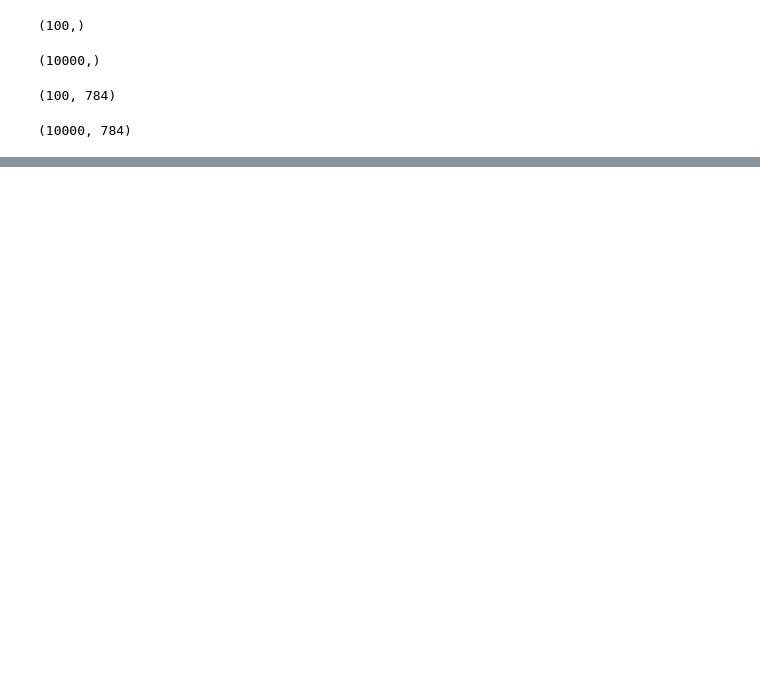
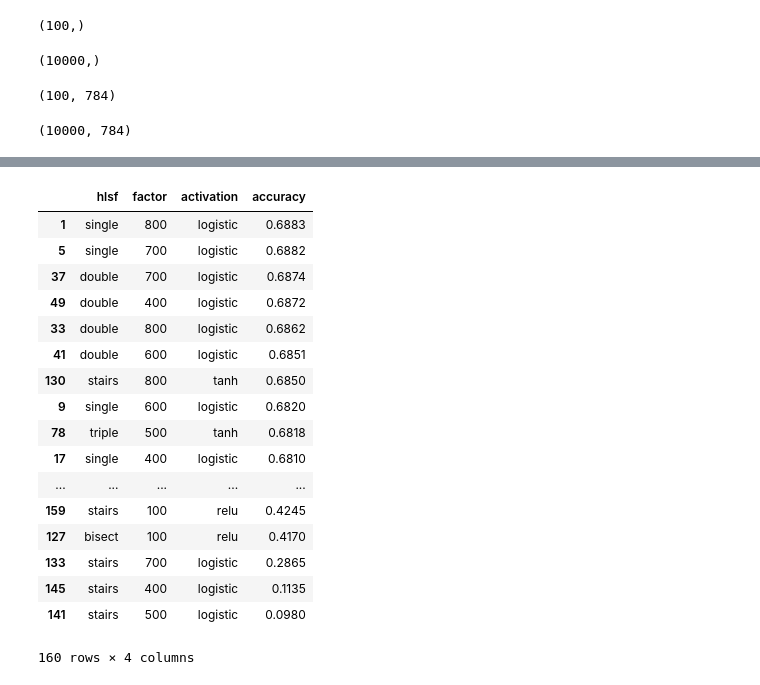
Before and after one commit to RomanValov/data-science-demo, a Jupyter notebook: ml-nene-dumb.ipynb, the cells around one changed output, grey strips where cells are left out. Drawn from its saved outputs; the diff is of its cells as text; code cells hidden in the pictures; blank space fills up the shorter version.

```diff
--- a/ml-nene-dumb.ipynb
+++ b/ml-nene-dumb.ipynb
@@ -182,2 +221,23 @@ accuracies.iloc[[accuracies['accuracy'].idxmax()]]
 # %%
 accuracies.to_csv('accuracies.csv')
+# %%
+accuracies.sort_values('accuracy', ascending=False)
+# %% [output]
+|  | hlsf | factor | activation | accuracy |
+| 1 | single | 800 | logistic | 0.6883 |
+| 5 | single | 700 | logistic | 0.6882 |
+| 37 | double | 700 | logistic | 0.6874 |
+| 49 | double | 400 | logistic | 0.6872 |
+| 33 | double | 800 | logistic | 0.6862 |
+| 41 | double | 600 | logistic | 0.6851 |
+| 130 | stairs | 800 | tanh | 0.6850 |
+| 9 | single | 600 | logistic | 0.6820 |
+| 78 | triple | 500 | tanh | 0.6818 |
+| 17 | single | 400 | logistic | 0.6810 |
+| ... | ... | ... | ... | ... |
+| 159 | stairs | 100 | relu | 0.4245 |
+| 127 | bisect | 100 | relu | 0.4170 |
+| 133 | stairs | 700 | logistic | 0.2865 |
+| 145 | stairs | 400 | logistic | 0.1135 |
+| 141 | stairs | 500 | logistic | 0.0980 |
+160 rows × 4 columns
```
Also changed, not shown: parts of 5 cells of this notebook.
